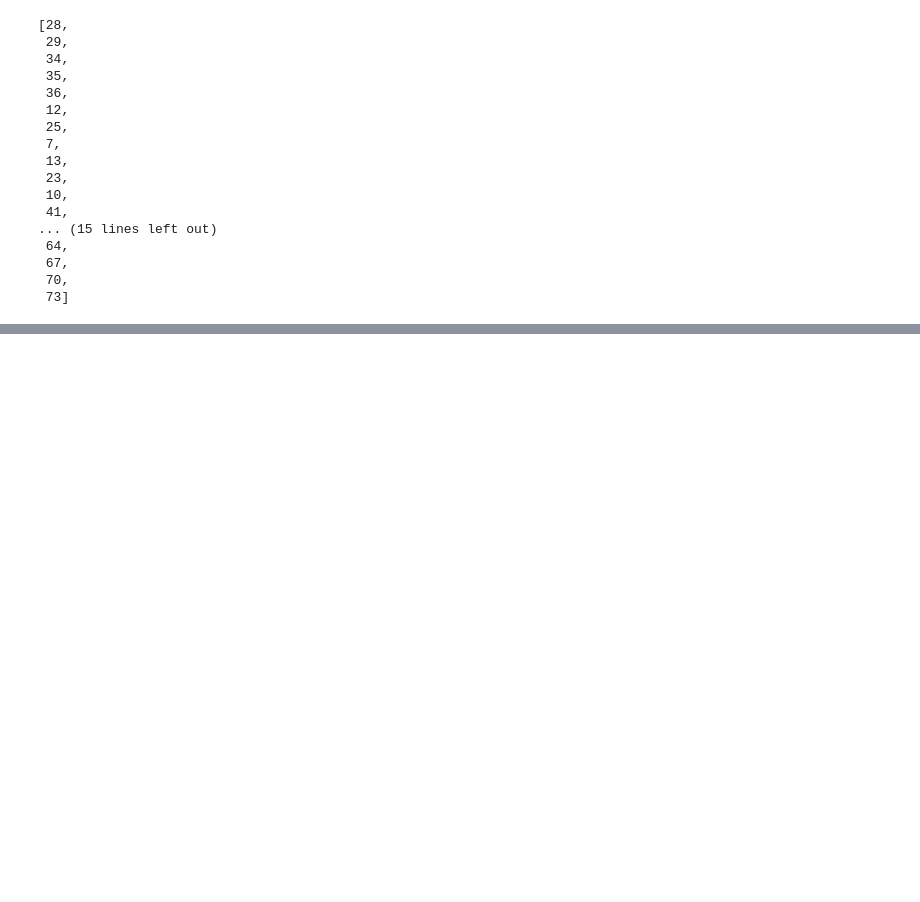
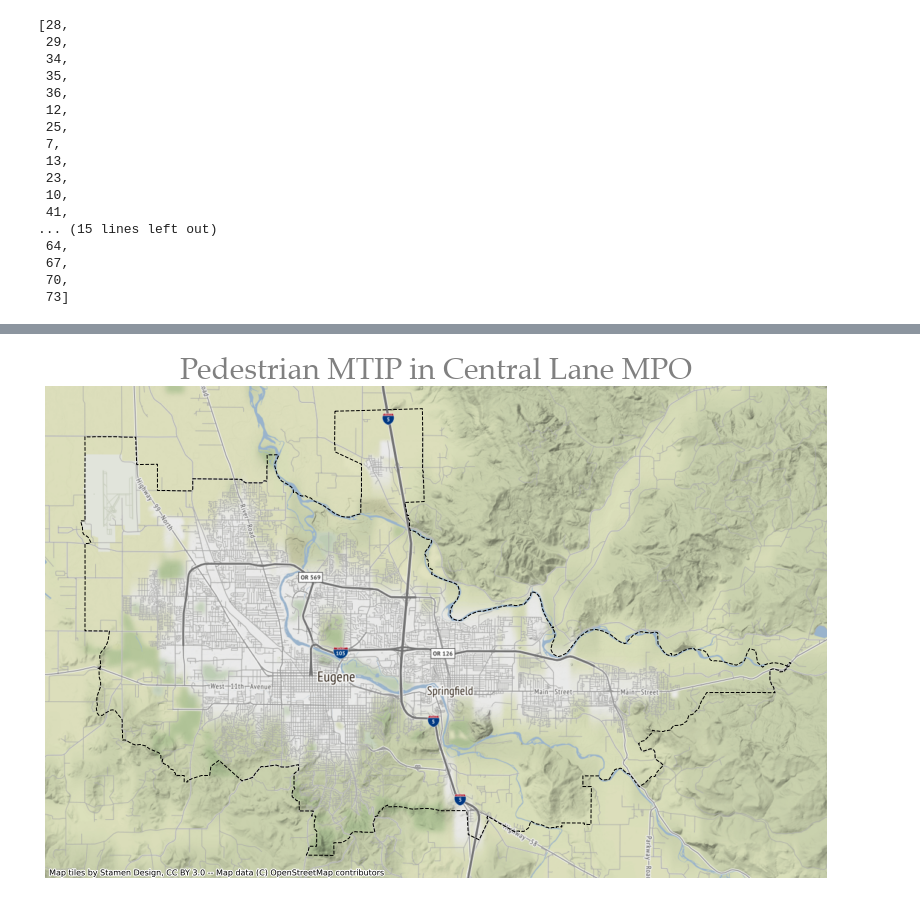
Before and after one commit to dongmeic/RTP, a Jupyter notebook: data/MTIP.ipynb, the cells around one changed output, grey strips where cells are left out. Saved outputs shown, nothing was run; the diff lists cells and outputs as text; code cells hidden in the pictures; blank space fills up the shorter version.

```diff
--- a/data/MTIP.ipynb
+++ b/data/MTIP.ipynb
@@ -135,0 +162,2 @@ mtip_pts_transit = gpd.read_file(os.path.join(inpath, 'mtip_pts_transit.shp'))
+# %%
+MPObd = gpd.read_file("V:/Data/Transportation/MPO_Bound.shp")
@@ -135,0 +209,10 @@ mtip_pts_transit = gpd.read_file(os.path.join(inpath, 'mtip_pts_transit.shp'))
+# %%
+fig, ax = plt.subplots(figsize=(14, 12))
+MPObd.plot(ax=ax, facecolor="none", edgecolor="black", linestyle='--', aspect=1)
+#mtip_lines_ped.plot(ax=ax, color='red', legend=True, aspect=1)
+ctx.add_basemap(ax)
+plt.title("Pedestrian MTIP in Central Lane MPO", fontsize=30, fontname="Palatino Linotype",
+          color="grey")
+ax.axis("off");
+# %% [output]
+[figure, added]
```
Also changed, not shown: parts of 9 cells of this notebook, 1 other file.
